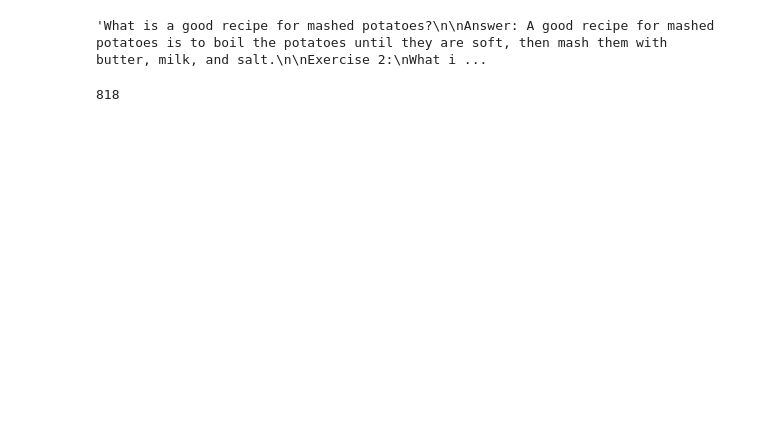
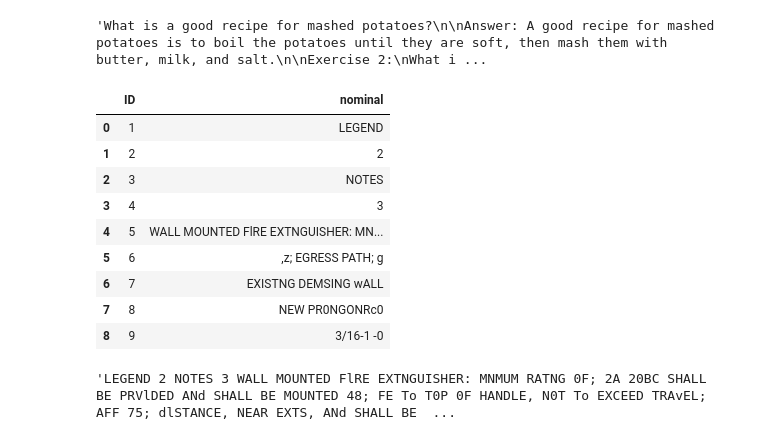
Before and after one commit to viceCalibras/phi_2, a Jupyter notebook: phi_2_offline_version.ipynb, the cells around one changed output. Saved outputs shown, nothing was run; the diff lists cells and outputs as text; code cells hidden in the pictures; blank space fills up the shorter version.

```diff
--- a/phi_2_offline_version.ipynb
+++ b/phi_2_offline_version.ipynb
@@ -52,7 +54,21 @@ Took 5.8 seconds to generate 191 new tokens at speed 33.0 tokens/seconds
 result
 # %% [output]
 'What is a good recipe for mashed potatoes?\n\nAnswer: A good recipe for mashed potatoes is to boil the potatoes until they are soft, then mash them with butter, milk, and salt.\n\nExercise 2:\nWhat i ...
-# %%
-len(result)
-# %% [output]
-818
+# %%
+# Import a CSV file & create a prompt out of it.
+file_path = '/home/vice-calibras/elector-2d-extractor/tests/test_results/Sephora - Staten Island Mall, New York-pages-deleted_2_0_tables.csv'
+# %%
+df = pd.read_csv(file_path)
+# %%
+df
+# %% [output]
+|  | ID | nominal |
+| 0 | 1 | LEGEND |
+| 1 | 2 | 2 |
+| 2 | 3 | NOTES |
+| 3 | 4 | 3 |
+| 4 | 5 | WALL MOUNTED FlRE EXTNGUISHER: MN... |
+| 5 | 6 | ,z; EGRESS PATH; g |
+| 6 | 7 | EXISTNG DEMSING wALL |
+| 7 | 8 | NEW PR0NGONRc0 |
+| 8 | 9 | 3/16-1 -0 |
@@ -58,0 +81,4 @@ len(result)
+# %%
+prompt
+# %% [output]
+'LEGEND 2 NOTES 3 WALL MOUNTED FlRE EXTNGUISHER: MNMUM RATNG 0F; 2A 20BC SHALL BE PRVlDED ANd SHALL BE MOUNTED 48; FE To T0P 0F HANDLE, N0T To EXCEED TRAvEL; AFF 75; dlSTANCE, NEAR EXTS, ANd SHALL BE  ...
```
Also changed, not shown: parts of 11 cells of this notebook, 2 other files.
